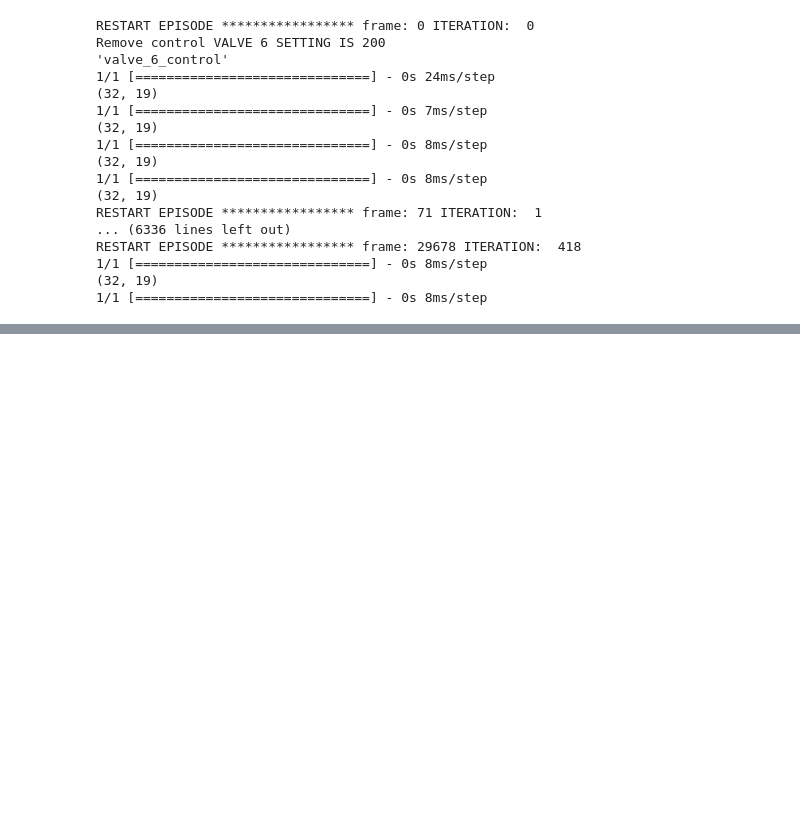
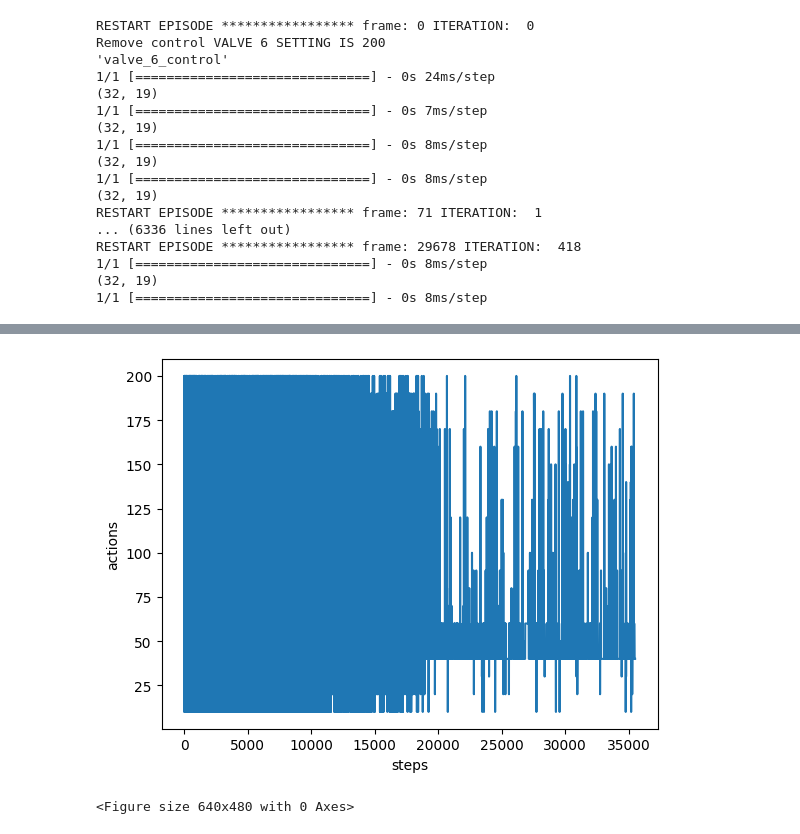
Before and after one commit to hoseinlook/WDN, a Jupyter notebook: project.ipynb, the cells around one changed output, grey strips where cells are left out. Cells and saved outputs as stored; diff of their text form; code cells hidden in the pictures; blank space fills up the shorter version.

```diff
--- a/project.ipynb
+++ b/project.ipynb
@@ -152,0 +165,7 @@ PRESSURE  49.72530300648515 51.09
+# %%
+dqn_water.plot_pressure_per_hour()
+dqn_water.plot_pressure_per_node()
+dqn_water.plot_chosen_action(show=True)
+# %% [output]
+[figure, added]
+<Figure size 640x480 with 0 Axes>
```
Also changed, not shown: parts of 10 cells of this notebook, 2 other files.
